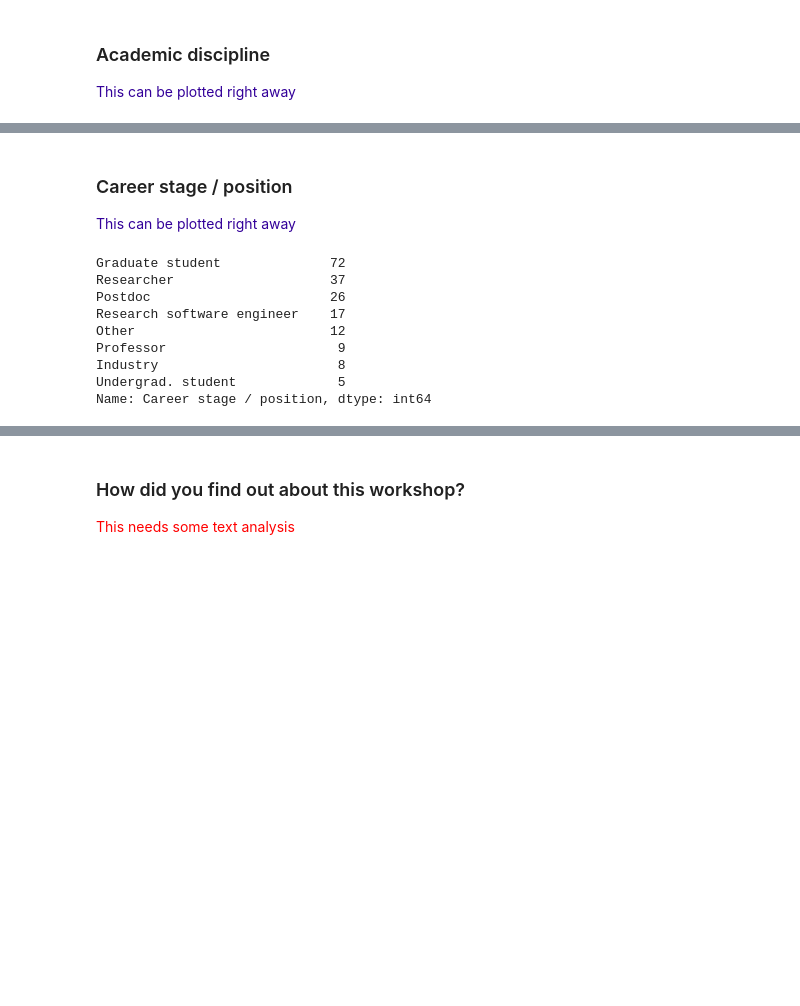
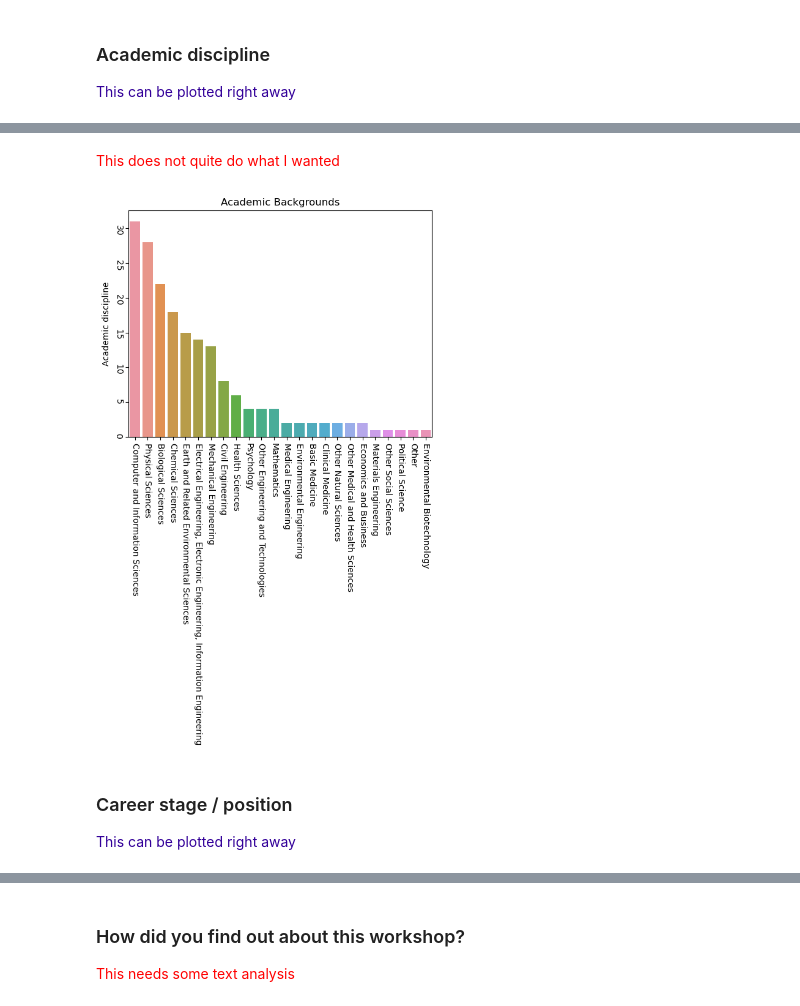
Before and after one commit to coderefinery/workshop-stats, a Jupyter notebook: ExploratoryDA.ipynb, the cells around one changed output, grey strips where cells are left out. Saved outputs shown, nothing was run; the diff lists cells and outputs as text; code cells hidden in the pictures; blank space fills up the shorter version.

```diff
--- a/ExploratoryDA.ipynb
+++ b/ExploratoryDA.ipynb
@@ -105,4 +115,4 @@ Name: Affiliation or university, Length: 107, dtype: int64
 
 <font color=#330099>This can be plotted right away</font>
 # %%
-countAcademic
+countAcademic_DF = countAcademic.reset_index()
@@ -127,16 +139,15 @@ Name: Academic discipline, dtype: int64
+# %% [markdown]
+<font color=#ff0000>This does not quite do what I wanted</plot>
+# %%
+ax = sns.barplot(x=countAcademic_DF.index, y=countAcademic_DF["Academic discipline"], data=countAcademic_DF)
+ax.set(title="Academic Backgrounds")
+ax.set_xticklabels(countAcademic.index)
+ax.tick_params(labelrotation = 270)
+# %% [output]
+[figure, added]
 # %% [markdown]
 ### Career stage / position
 
 <font color=#330099>This can be plotted right away</font>
 # %%
-countCareer
+countCareer_DF = countCareer.reset_index()
-# %% [output]
-Graduate student              72
-Researcher                    37
-Postdoc                       26
-Research software engineer    17
-Other                         12
-Professor                      9
-Industry                       8
-Undergrad. student             5
-Name: Career stage / position, dtype: int64
```
Also changed, not shown: parts of 9 cells of this notebook.
